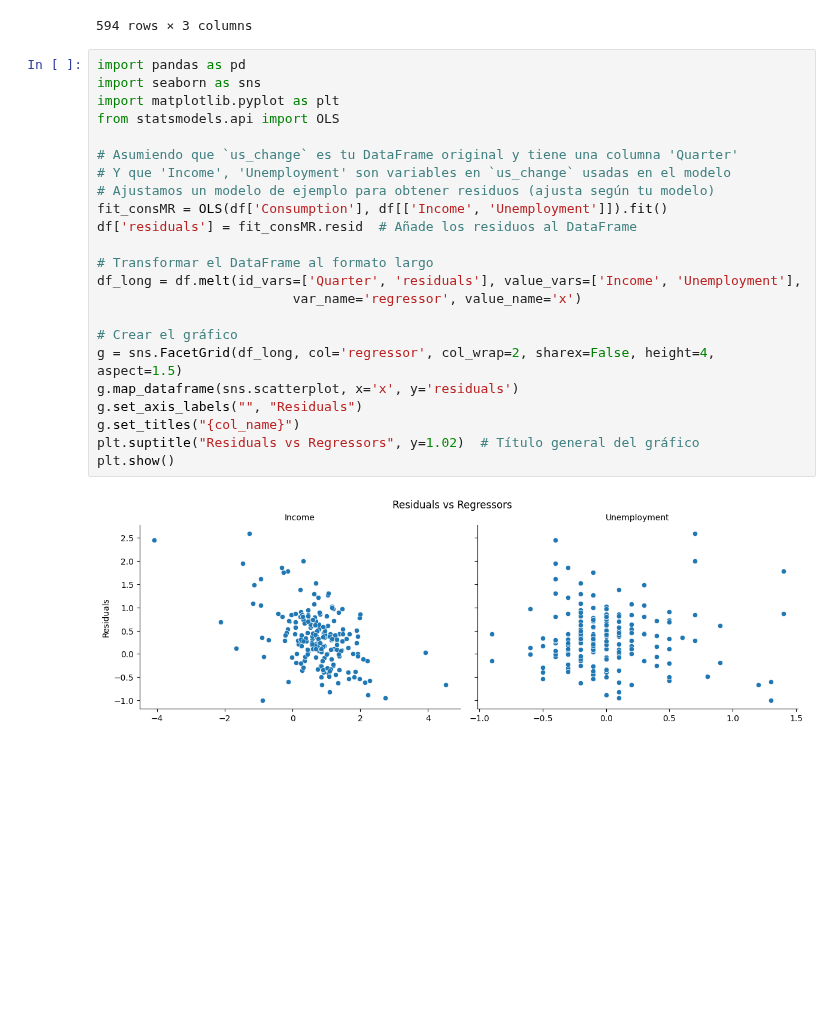
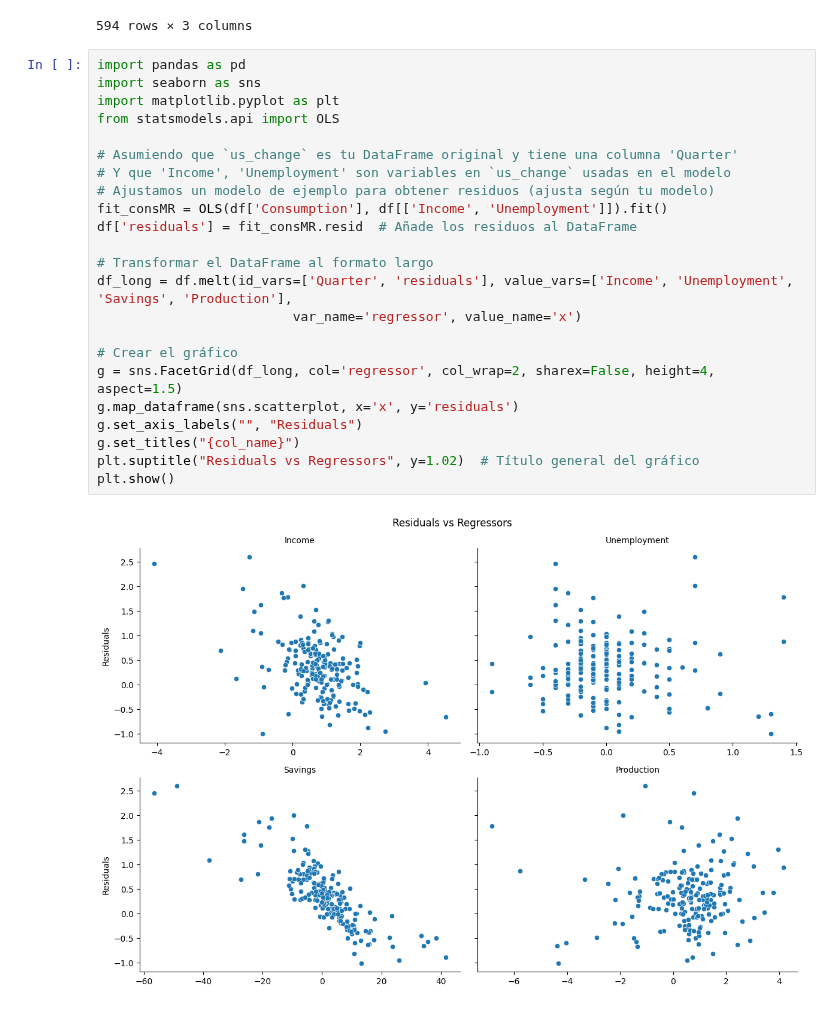
Before and after one commit to DavidGuzzi/TSA, a Jupyter notebook: Forecasting Principles and Practice 3rd/2/7.ipynb, the cells around one changed output. Cells and saved outputs as stored; diff of their text form; blank space fills up the shorter version.

```diff
--- a/Forecasting Principles and Practice 3rd/2/7.ipynb
+++ b/Forecasting Principles and Practice 3rd/2/7.ipynb
@@ -162,25 +162,25 @@ df_long
 # %%
 import pandas as pd
 import seaborn as sns
 import matplotlib.pyplot as plt
 from statsmodels.api import OLS
 
 # Asumiendo que `us_change` es tu DataFrame original y tiene una columna 'Quarter'
 # Y que 'Income', 'Unemployment' son variables en `us_change` usadas en el modelo
 # Ajustamos un modelo de ejemplo para obtener residuos (ajusta según tu modelo)
 fit_consMR = OLS(df['Consumption'], df[['Income', 'Unemployment']]).fit()
 df['residuals'] = fit_consMR.resid  # Añade los residuos al DataFrame
 
 # Transformar el DataFrame al formato largo
-df_long = df.melt(id_vars=['Quarter', 'residuals'], value_vars=['Income', 'Unemployment'],
+df_long = df.melt(id_vars=['Quarter', 'residuals'], value_vars=['Income', 'Unemployment', 'Savings', 'Production'],
                          var_name='regressor', value_name='x')
 
 # Crear el gráfico
 g = sns.FacetGrid(df_long, col='regressor', col_wrap=2, sharex=False, height=4, aspect=1.5)
 g.map_dataframe(sns.scatterplot, x='x', y='residuals')
 g.set_axis_labels("", "Residuals")
 g.set_titles("{col_name}")
 plt.suptitle("Residuals vs Regressors", y=1.02)  # Título general del gráfico
 plt.show()
 # %% [output]
-[figure, old version]
+[figure, new version]
```
